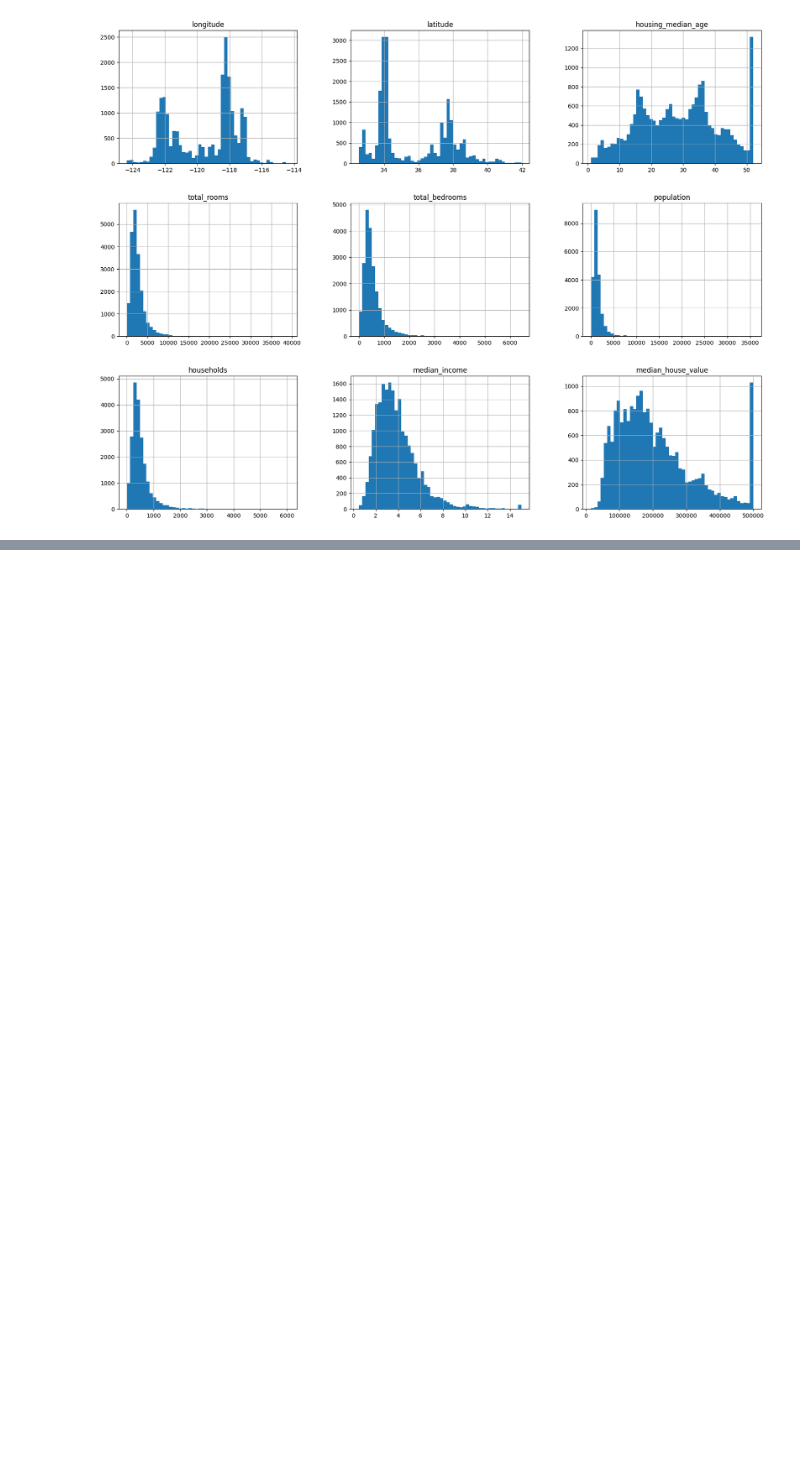
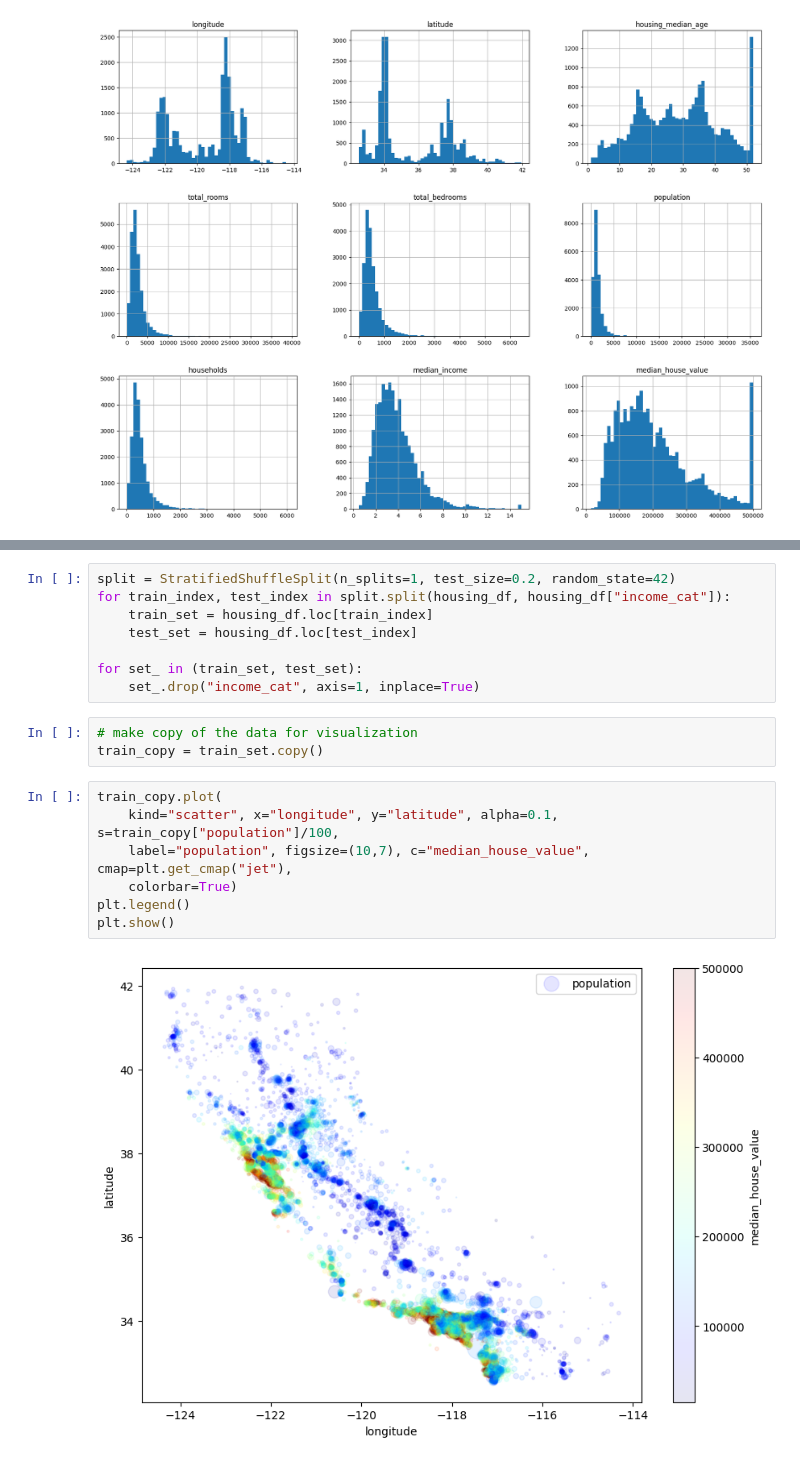
Before and after one commit to mirqwa/house-prices, a Jupyter notebook: Housing.ipynb, the cells around one changed output, grey strips where cells are left out. Saved outputs shown, nothing was run; the diff lists cells and outputs as text; blank space fills up the shorter version.

```diff
--- a/Housing.ipynb
+++ b/Housing.ipynb
@@ -59,0 +66,20 @@ train_data, test_data = train_test_split(housing_df, test_size=0.2, random_state
+# %%
+split = StratifiedShuffleSplit(n_splits=1, test_size=0.2, random_state=42)
+for train_index, test_index in split.split(housing_df, housing_df["income_cat"]):
+    train_set = housing_df.loc[train_index]
+    test_set = housing_df.loc[test_index]
+
+for set_ in (train_set, test_set):
+    set_.drop("income_cat", axis=1, inplace=True)
+# %%
+# make copy of the data for visualization
+train_copy = train_set.copy()
+# %%
+train_copy.plot(
+    kind="scatter", x="longitude", y="latitude", alpha=0.1, s=train_copy["population"]/100,
+    label="population", figsize=(10,7), c="median_house_value", cmap=plt.get_cmap("jet"),
+    colorbar=True)
+plt.legend()
+plt.show()
+# %% [output]
+[figure, added]
```
Also changed, not shown: parts of 2 cells of this notebook.
